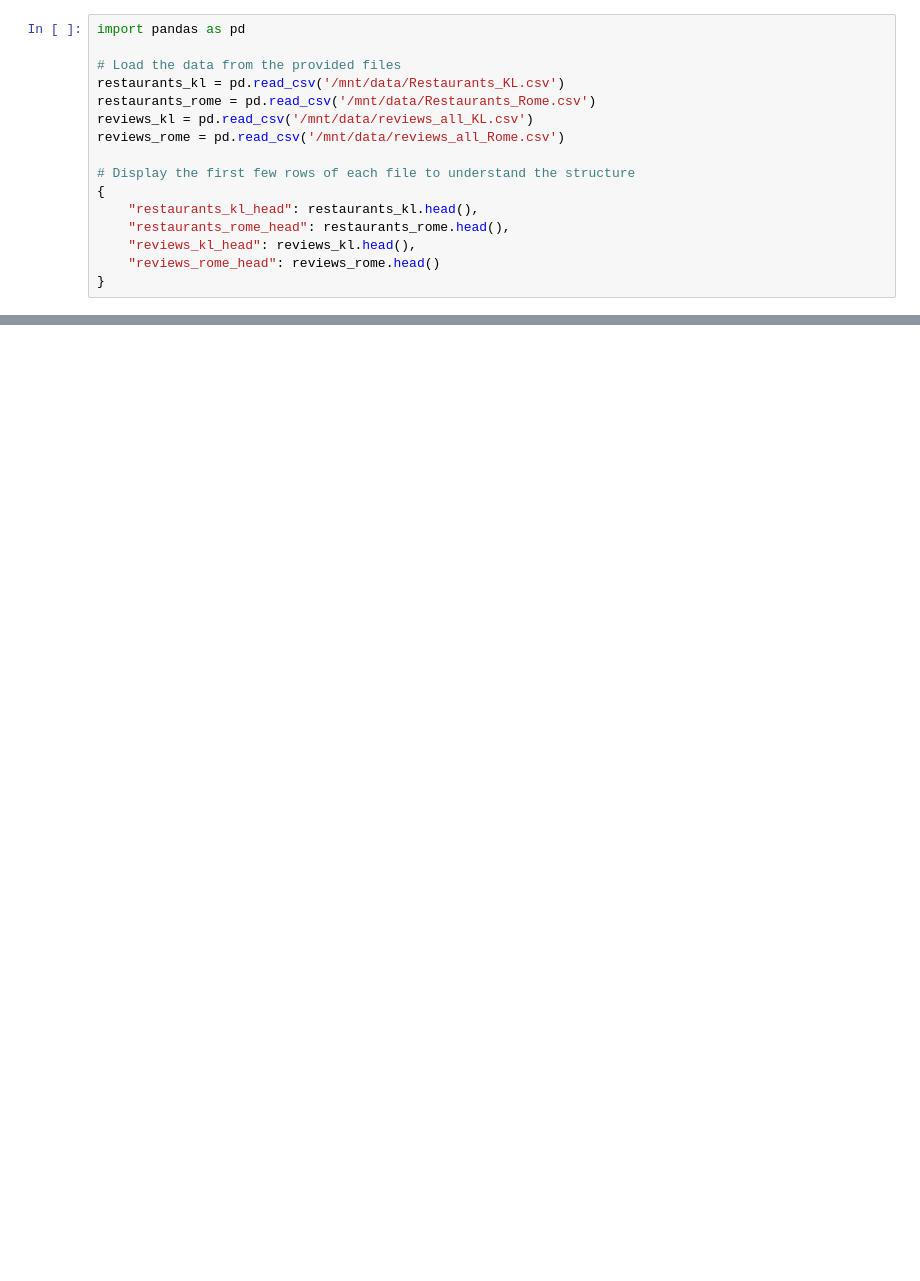
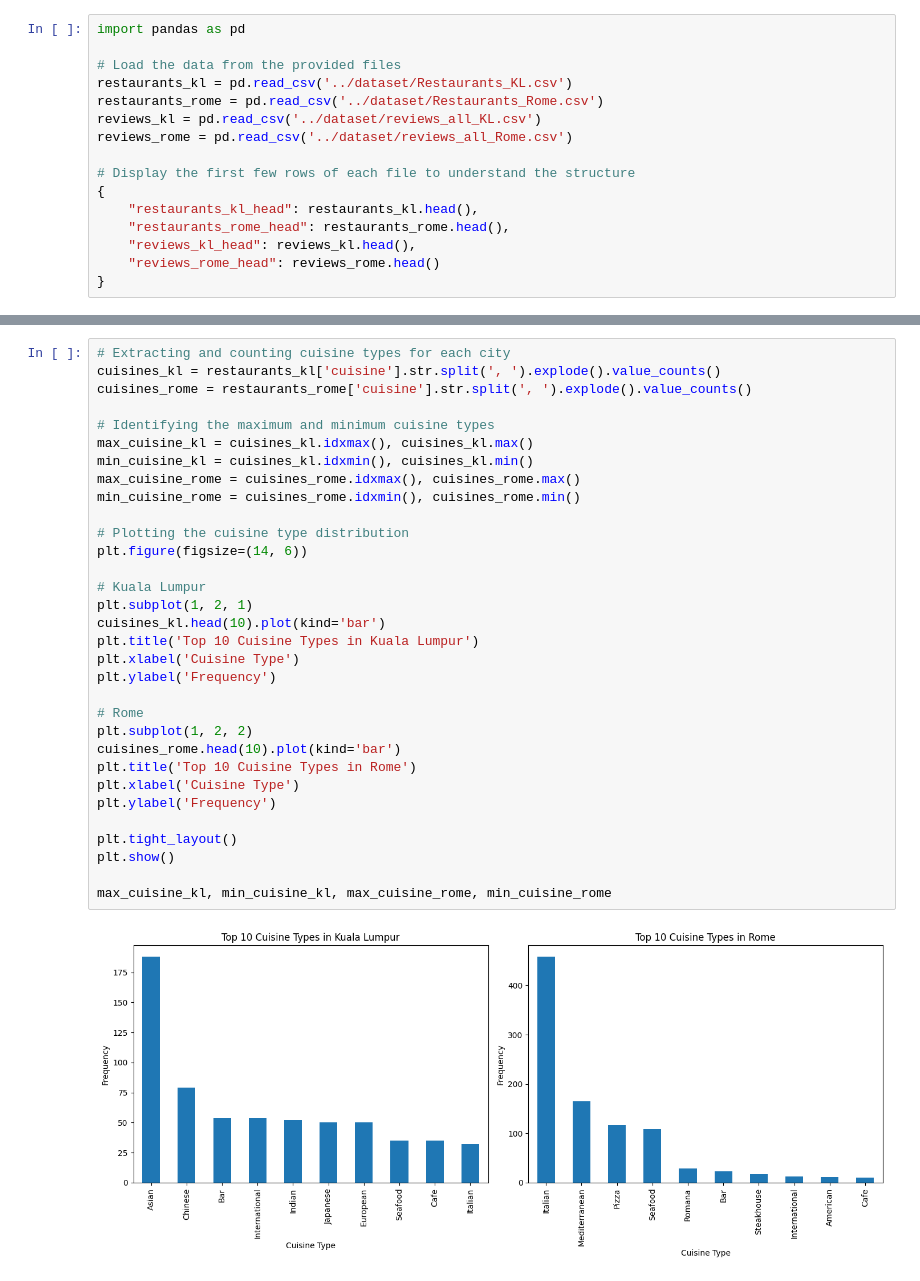
Before and after one commit to regantan/FYP-FIT3162, a Jupyter notebook: Descriptive_analysis/descriptive_analysis.ipynb, the cells around one changed output, grey strips where cells are left out. Cells and saved outputs as stored; diff of their text form; blank space fills up the shorter version.

```diff
--- a/Descriptive_analysis/descriptive_analysis.ipynb
+++ b/Descriptive_analysis/descriptive_analysis.ipynb
@@ -2,10 +2,10 @@
 import pandas as pd
 
 # Load the data from the provided files
-restaurants_kl = pd.read_csv('/mnt/data/Restaurants_KL.csv')
-restaurants_rome = pd.read_csv('/mnt/data/Restaurants_Rome.csv')
-reviews_kl = pd.read_csv('/mnt/data/reviews_all_KL.csv')
-reviews_rome = pd.read_csv('/mnt/data/reviews_all_Rome.csv')
+restaurants_kl = pd.read_csv('../dataset/Restaurants_KL.csv')
+restaurants_rome = pd.read_csv('../dataset/Restaurants_Rome.csv')
+reviews_kl = pd.read_csv('../dataset/reviews_all_KL.csv')
+reviews_rome = pd.read_csv('../dataset/reviews_all_Rome.csv')
 
 # Display the first few rows of each file to understand the structure
 {
@@ -143,0 +219,34 @@ kl_cuisine_count, rome_cuisine_count, plt.show()
+# %%
+# Extracting and counting cuisine types for each city
+cuisines_kl = restaurants_kl['cuisine'].str.split(', ').explode().value_counts()
+cuisines_rome = restaurants_rome['cuisine'].str.split(', ').explode().value_counts()
+
+# Identifying the maximum and minimum cuisine types
+max_cuisine_kl = cuisines_kl.idxmax(), cuisines_kl.max()
+min_cuisine_kl = cuisines_kl.idxmin(), cuisines_kl.min()
+max_cuisine_rome = cuisines_rome.idxmax(), cuisines_rome.max()
+min_cuisine_rome = cuisines_rome.idxmin(), cuisines_rome.min()
+
+# Plotting the cuisine type distribution
+plt.figure(figsize=(14, 6))
+
+# Kuala Lumpur
+plt.subplot(1, 2, 1)
+cuisines_kl.head(10).plot(kind='bar')
+plt.title('Top 10 Cuisine Types in Kuala Lumpur')
+plt.xlabel('Cuisine Type')
+plt.ylabel('Frequency')
+
+# Rome
+plt.subplot(1, 2, 2)
+cuisines_rome.head(10).plot(kind='bar')
+plt.title('Top 10 Cuisine Types in Rome')
+plt.xlabel('Cuisine Type')
+plt.ylabel('Frequency')
+
+plt.tight_layout()
+plt.show()
+
+max_cuisine_kl, min_cuisine_kl, max_cuisine_rome, min_cuisine_rome
+# %% [output]
+[figure, added]
```
Also changed, not shown: parts of 13 cells of this notebook.
